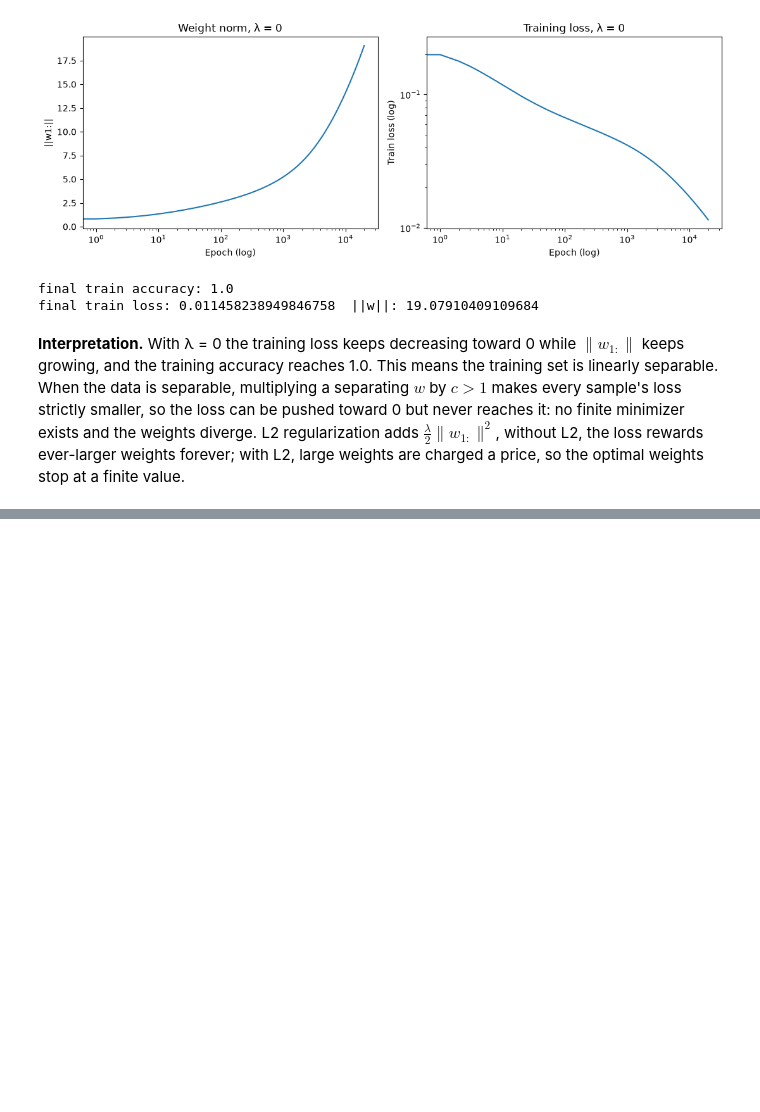
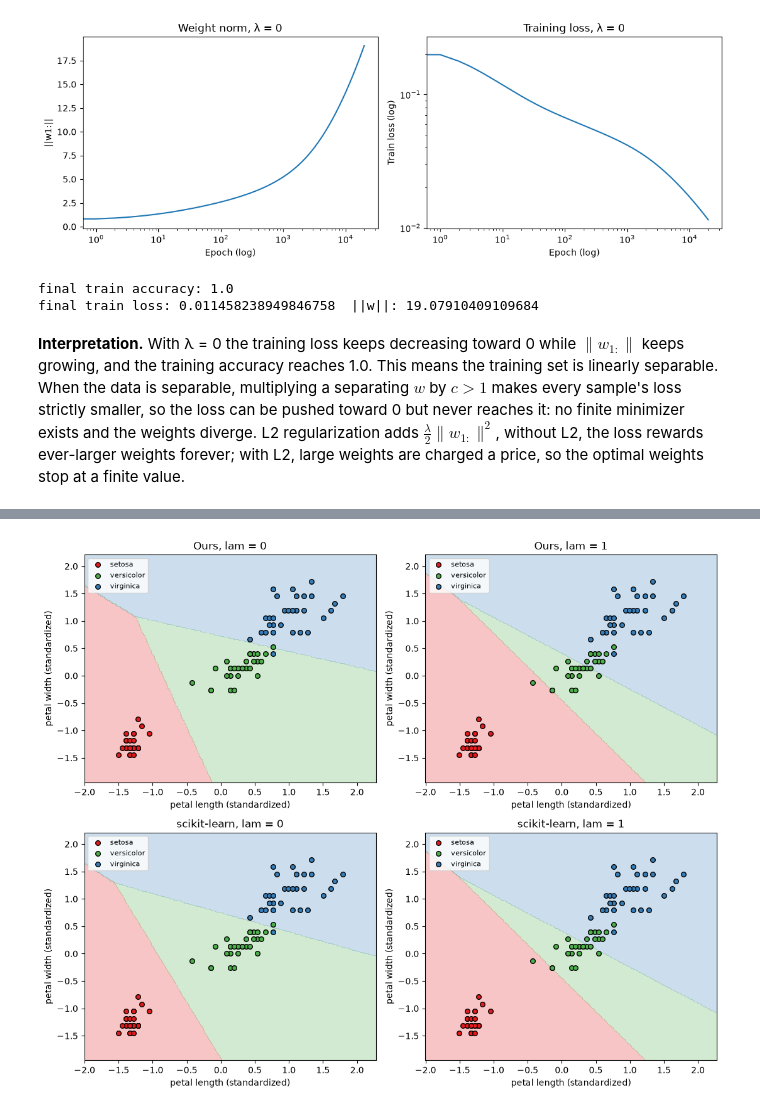
Before and after one commit to salmaselim77/intro-to-ml-assignment, a Jupyter notebook: assignment2.ipynb, the cells around one changed output, grey strips where cells are left out. Drawn from its saved outputs; the diff is of its cells as text; code cells hidden in the pictures; blank space fills up the shorter version.

```diff
--- a/assignment2.ipynb
+++ b/assignment2.ipynb
@@ -914,0 +1461,15 @@ final train loss: 0.011458238949846758  ||w||: 19.07910409109684
+# %%
+# standardized breast cancer test features (training mean and std), plus bias column
+scaler = Standardizer().fit(X_tr_bc)
+X_bc_test = add_bias(scaler.transform(X_te_bc))       # 31 columns
+
+# random 31 x 2 weight matrix
+rng = np.random.default_rng(SEED)
+W_two = rng.normal(size=(X_bc_test.shape[1], 2))
+
+prob_softmax = softmax(np.dot(X_bc_test, W_two))[:, 1]
+prob_sigmoid = sigmoid(np.dot(X_bc_test, W_two[:, 1] - W_two[:, 0]))
+
+biggest_difference = np.max(np.abs(prob_softmax - prob_sigmoid))
+print("biggest difference:", biggest_difference)
+assert biggest_difference < 1e-12
@@ -914,0 +1484,50 @@ final train loss: 0.011458238949846758  ||w||: 19.07910409109684
+# %%
+# features 2 and 3 of Iris: petal length and petal width
+iris_scaler = Standardizer().fit(X_tr_iris[:, [2, 3]])
+iris_train = iris_scaler.transform(X_tr_iris[:, [2, 3]])
+iris_train_bias = add_bias(iris_train)
+iris_labels = y_tr_iris
+num_iris = len(iris_labels)
+
+
+def plot_decision_regions(predict_function, X, y, ax, title, class_names):
+    # grid of points covering the plot area
+    x_values = np.arange(X[:, 0].min() - 0.5, X[:, 0].max() + 0.5, 0.02)
+    y_values = np.arange(X[:, 1].min() - 0.5, X[:, 1].max() + 0.5, 0.02)
+    xx, yy = np.meshgrid(x_values, y_values)
+    grid_points = np.c_[xx.ravel(), yy.ravel()]
+
+    # predicted class at every grid point
+    Z = predict_function(grid_points).reshape(xx.shape)
+
+    colors = ["#e41a1c", "#4daf4a", "#377eb8"]
+    ax.contourf(xx, yy, Z, levels=[-0.5, 0.5, 1.5, 2.5], colors=colors, alpha=0.25)
+    for k in range(3):
+        ax.scatter(X[y == k, 0], X[y == k, 1], c=colors[k], edgecolor="k", s=30, label=class_names[k])
+    ax.set_xlabel("petal length (standardized)")
+    ax.set_ylabel("petal width (standardized)")
+    ax.set_title(title)
+    ax.legend(loc="upper left", fontsize=8)
+
+
+fig, axes = plt.subplots(2, 2, figsize=(11, 9))
+for col, lam in enumerate([0, 1]):
+    # our model, full batch
+    rng = np.random.default_rng(SEED)
+    W_iris, _ = train(iris_train_bias, iris_labels, lam, 0.5, 2000, num_iris, rng)
+    plot_decision_regions(lambda points: predict(W_iris, add_bias(points)),
+                          iris_train, iris_labels, axes[0, col],
+                          "Ours, lam = " + str(lam), iris.target_names)
+
+    # scikit-learn with the matching C
+    if lam == 0:
+        model = LogisticRegression(penalty=None, max_iter=10000)
+    else:
+        model = LogisticRegression(C=1.0 / (lam * num_iris), max_iter=10000)
+    model.fit(iris_train, iris_labels)
+    plot_decision_regions(model.predict, iris_train, iris_labels, axes[1, col],
+                          "scikit-learn, lam = " + str(lam), iris.target_names)
+plt.tight_layout()
+plt.show()
+# %% [output]
+[figure, added]
```
Also changed, not shown: parts of 30 cells of this notebook, 1 other file.
